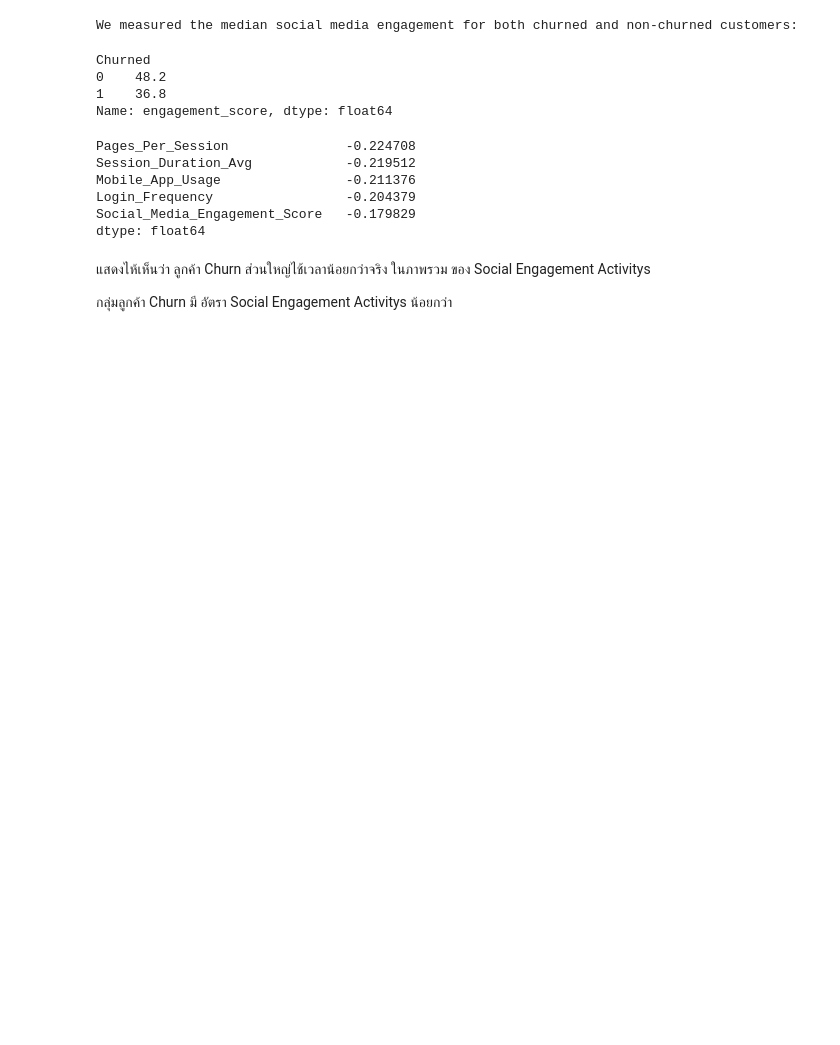
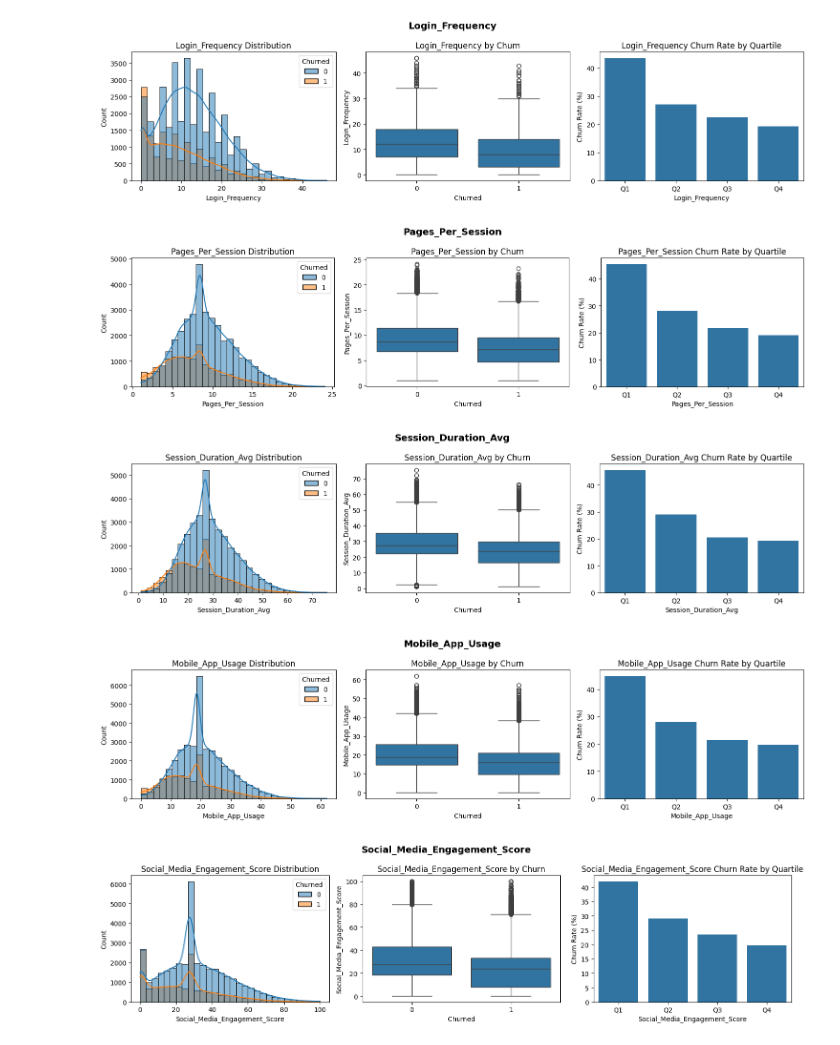
Before and after one commit to ppts2545/Eccommerce-Customer-Behavior-Dataset, a Jupyter notebook: notebooks/03_eda/eda1/01_eda_on_engagement measure.ipynb, the cells around one changed output. Saved outputs shown, nothing was run; the diff lists cells and outputs as text; code cells hidden in the pictures; blank space fills up the shorter version.

```diff
--- a/notebooks/03_eda/eda1/01_eda_on_engagement measure.ipynb
+++ b/notebooks/03_eda/eda1/01_eda_on_engagement measure.ipynb
@@ -505,8 +11,0 @@ Top retention signals
-# %%
-df["engagement_score"] = (
-    df["Login_Frequency"] +
-    df["Session_Duration_Avg"] +
-    df["Pages_Per_Session"]
-)
-
-sns.boxplot(x="Churned", y="engagement_score", data=df)
@@ -518,9 +11,0 @@ users with low engagement churn more
-# %%
-print("We measured the median social media engagement for both churned and non-churned customers:")
-df.groupby("Churned")["engagement_score"].median()
-# %% [output]
-We measured the median social media engagement for both churned and non-churned customers:
-Churned
-0    48.2
-1    36.8
-Name: engagement_score, dtype: float64
@@ -535,13 +12,39 @@ engagement_features = [
-# %%
-df[engagement_features].corrwith(df["Churned"]).sort_values()
-# %% [output]
-Pages_Per_Session               -0.224708
-Session_Duration_Avg            -0.219512
-Mobile_App_Usage                -0.211376
-Login_Frequency                 -0.204379
-Social_Media_Engagement_Score   -0.179829
-dtype: float64
-# %% [markdown]
-แสดงไห้เห็นว่า ลูกค้า Churn ส่วนใหญ่ไช้เวลาน้อยกว่าจริง ในภาพรวม ของ Social Engagement Activitys
-
-กลุ่มลูกค้า Churn มี อัตรา  Social Engagement Activitys  น้อยกว่า
+# %%
+engagement_feature_names = [
+    "Login_Frequency",
+    "Pages_Per_Session",
+    "Session_Duration_Avg",
+    "Mobile_App_Usage",
+    "Social_Media_Engagement_Score",
+]
+
+engagement_data = df[engagement_feature_names].copy()
+# %%
+def analyze_feature(feature, df):
+    """Analyze one engagement feature in 3 views: distribution, churn gap, and churn trend."""
+    fig, axes = plt.subplots(1, 3, figsize=(15, 4))
+
+    sns.histplot(data=df, x=feature, hue='Churned', bins=30, kde=True, ax=axes[0])
+    axes[0].set_title(f'{feature} Distribution')
+
+    sns.boxplot(data=df, x='Churned', y=feature, ax=axes[1])
+    axes[1].set_title(f'{feature} by Churn')
+
+    segments = pd.qcut(df[feature], q=4, labels=['Q1', 'Q2', 'Q3', 'Q4'], duplicates='drop')
+    churn_rate = df.groupby(segments, observed=True)['Churned'].mean() * 100
+    sns.barplot(x=churn_rate.index, y=churn_rate.values, ax=axes[2])
+    axes[2].set_title(f'{feature} Churn Rate by Quartile')
+    axes[2].set_ylabel('Churn Rate (%)')
+
+    plt.suptitle(feature, fontsize=14, weight='bold')
+    plt.tight_layout()
+    plt.show()
+
+for feature in engagement_feature_names:
+    analyze_feature(feature, df)
+# %% [output]
+[figure, added]
+[figure, added]
+[figure, added]
+[figure, added]
+[figure, added]
```
Also changed, not shown: parts of 66 cells of this notebook, 12 other files.
